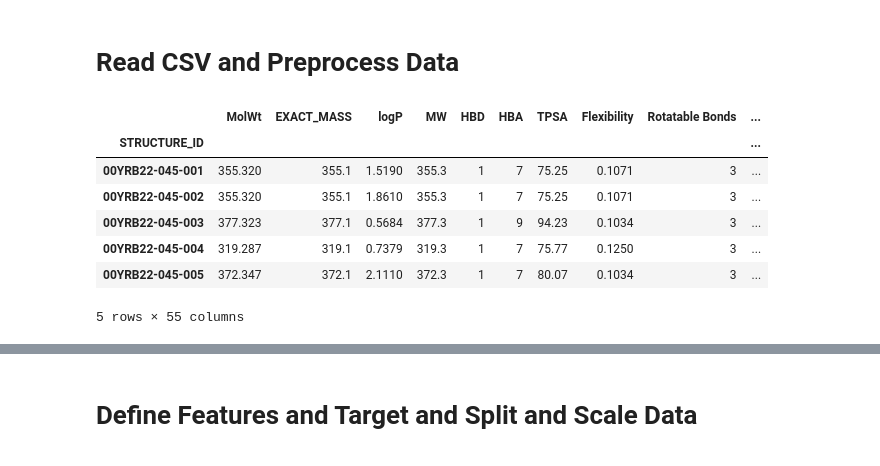
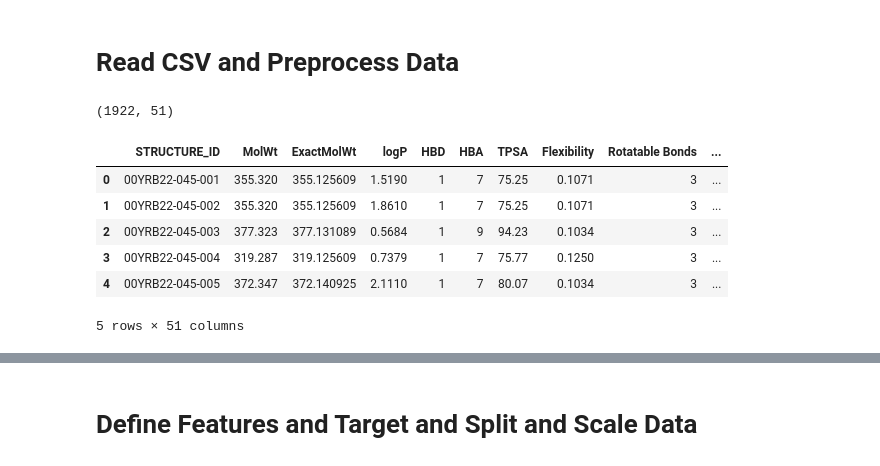
Before and after one commit to jenamis/final-project, a Jupyter notebook: MachineLearning/ML_model_testing.ipynb, the cells around one changed output, grey strips where cells are left out. Drawn from its saved outputs; the diff is of its cells as text; code cells hidden in the pictures.

```diff
--- a/MachineLearning/ML_model_testing.ipynb
+++ b/MachineLearning/ML_model_testing.ipynb
@@ -19,16 +19,21 @@ from collections import Counter
 # %% [markdown]
 # Read CSV and Preprocess Data
 # %%
-# Load data and create DF
-file_path = "../Resources/structures_method_test.csv"
-df = pd.read_csv(file_path, index_col = "STRUCTURE_ID")
-df.head()
+# # Load data and create DF
+# file_path = "../Resources/structures_method_test.csv"
+# df = pd.read_csv(file_path, index_col = "STRUCTURE_ID")
+# df.head()
-# %% [output]
-|  | MolWt | EXACT_MASS | logP | MW | HBD | HBA | TPSA | Flexibility | Rotatable Bonds | ... |
-| STRUCTURE_ID |  |  |  |  |  |  |  |  |  | ... |
-| 00YRB22-045-001 | 355.320 | 355.1 | 1.5190 | 355.3 | 1 | 7 | 75.25 | 0.1071 | 3 | ... |
-| 00YRB22-045-002 | 355.320 | 355.1 | 1.8610 | 355.3 | 1 | 7 | 75.25 | 0.1071 | 3 | ... |
-| 00YRB22-045-003 | 377.323 | 377.1 | 0.5684 | 377.3 | 1 | 9 | 94.23 | 0.1034 | 3 | ... |
-| 00YRB22-045-004 | 319.287 | 319.1 | 0.7379 | 319.3 | 1 | 7 | 75.77 | 0.1250 | 3 | ... |
-| 00YRB22-045-005 | 372.347 | 372.1 | 2.1110 | 372.3 | 1 | 7 | 80.07 | 0.1034 | 3 | ... |
-5 rows × 55 columns
+# %%
+# Load structures data and create DF
+structures_df = pd.read_csv("../Resources/structures_clean.csv")
+print(structures_df.shape)
+structures_df.head()
+# %% [output]
+(1922, 51)
+|  | STRUCTURE_ID | MolWt | ExactMolWt | logP | HBD | HBA | TPSA | Flexibility | Rotatable Bonds | ... |
+| 0 | 00YRB22-045-001 | 355.320 | 355.125609 | 1.5190 | 1 | 7 | 75.25 | 0.1071 | 3 | ... |
+| 1 | 00YRB22-045-002 | 355.320 | 355.125609 | 1.8610 | 1 | 7 | 75.25 | 0.1071 | 3 | ... |
+| 2 | 00YRB22-045-003 | 377.323 | 377.131089 | 0.5684 | 1 | 9 | 94.23 | 0.1034 | 3 | ... |
+| 3 | 00YRB22-045-004 | 319.287 | 319.125609 | 0.7379 | 1 | 7 | 75.77 | 0.1250 | 3 | ... |
+| 4 | 00YRB22-045-005 | 372.347 | 372.140925 | 2.1110 | 1 | 7 | 80.07 | 0.1034 | 3 | ... |
+5 rows × 51 columns
```
Also changed, not shown: parts of 58 cells of this notebook, 1 other file.
